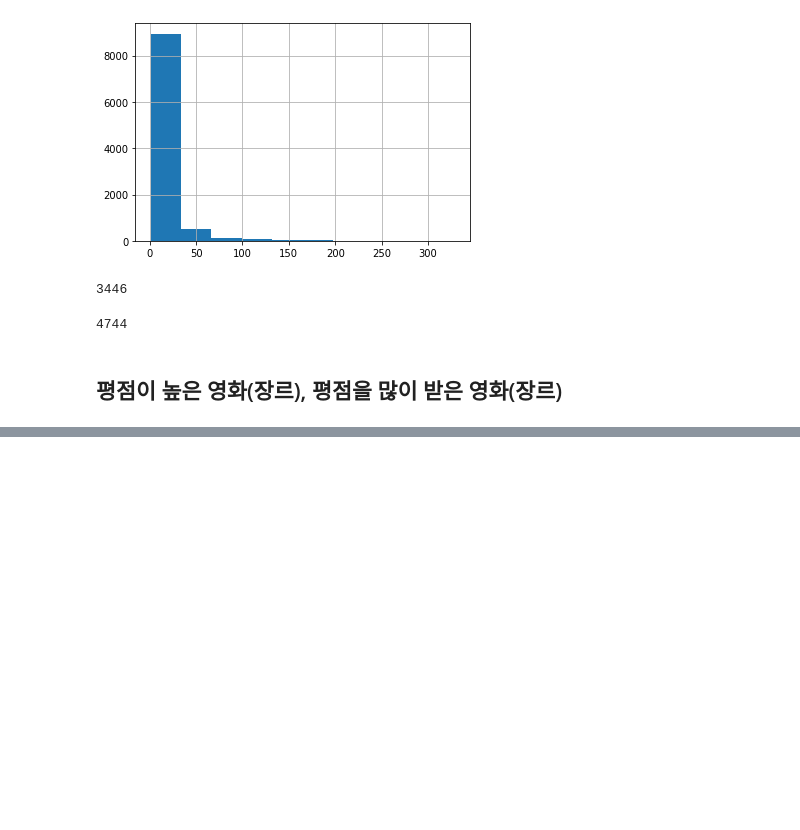
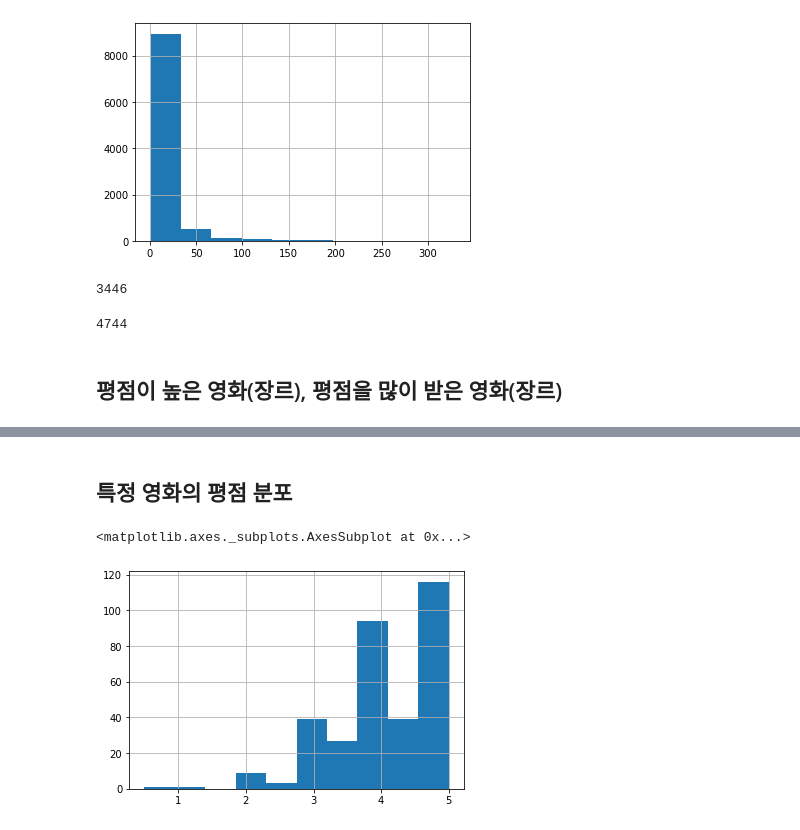
Before and after one commit to SangHui48/data_study, a Jupyter notebook: recommendation/Movielens_EDA.ipynb, the cells around one changed output, grey strips where cells are left out. Drawn from its saved outputs; the diff is of its cells as text; code cells hidden in the pictures; blank space fills up the shorter version.

```diff
--- a/recommendation/Movielens_EDA.ipynb
+++ b/recommendation/Movielens_EDA.ipynb
@@ -17,5 +18,5 @@ os.listdir(path)
 # %%
-rating_df = pd.read_csv(os.path.join(path + 'ratings.csv'), encoding='utf-8')
+ratings_df = pd.read_csv(os.path.join(path + 'ratings.csv'), encoding='utf-8')
 tags_df = pd.read_csv(os.path.join(path + 'tags.csv'), encoding='utf-8')
-movies_df = pd.read_csv(os.path.join(path + 'movies.csv'), encoding='utf-8')
+movies_df = pd.read_csv(os.path.join(path + 'movies.csv'), index_col='movieId', encoding='utf-8')
 # %%
@@ -322,0 +345,7 @@ movieid_user_df['movieId'][movieid_user_df.num_users_watch < 3].count()
+# %% [markdown]
+## 특정 영화의 평점 분포
+# %%
+ratings_df[ratings_df.movieId == 356]['rating'].hist()
+# %% [output]
+<matplotlib.axes._subplots.AxesSubplot at 0x...>
+[figure, added]
```
Also changed, not shown: parts of 30 cells of this notebook, 1 other file.
